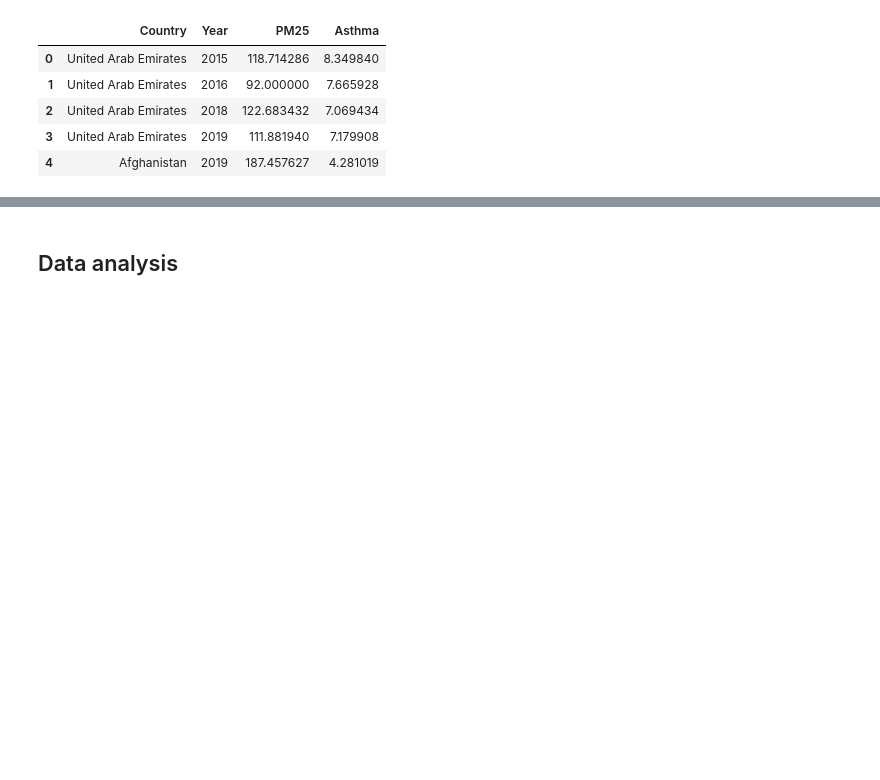
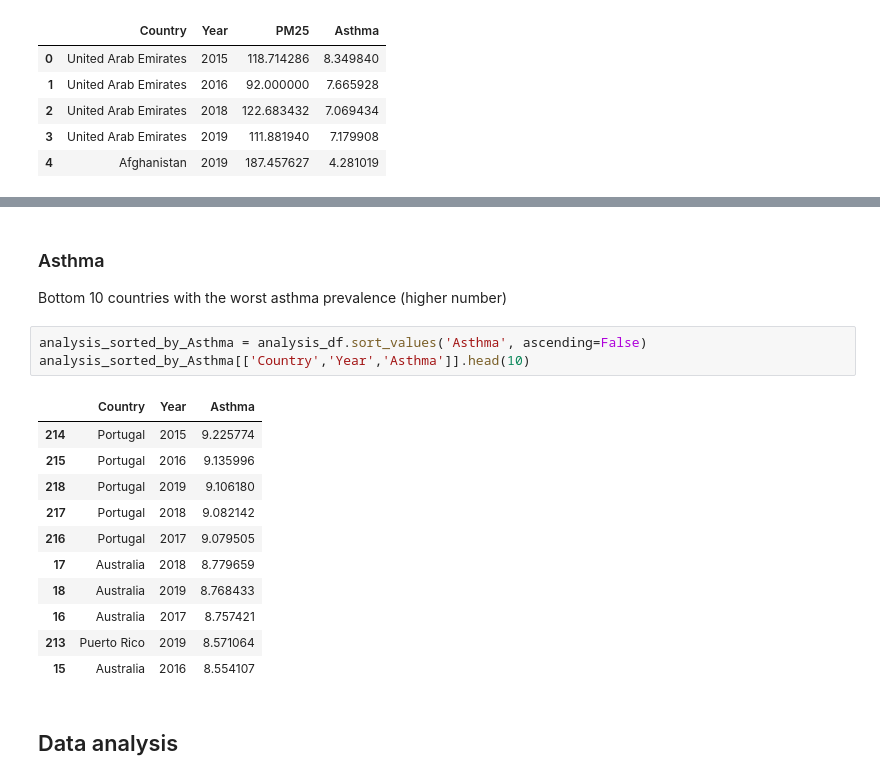
Before and after one commit to benoitchamot/AirQuality_and_Happiness, a Jupyter notebook: Analysis_AirQuality_and_Asthma.ipynb, the cells around one changed output, grey strips where cells are left out. Drawn from its saved outputs; the diff is of its cells as text; blank space fills up the shorter version.

```diff
--- a/Analysis_AirQuality_and_Asthma.ipynb
+++ b/Analysis_AirQuality_and_Asthma.ipynb
@@ -96,3 +154,21 @@ analysis_df.head()
+# %% [markdown]
+### Asthma
+Bottom 10 countries with the worst asthma prevalence (higher number)
+# %%
+analysis_sorted_by_Asthma = analysis_df.sort_values('Asthma', ascending=False)
+analysis_sorted_by_Asthma[['Country','Year','Asthma']].head(10)
+# %% [output]
+|  | Country | Year | Asthma |
+| 214 | Portugal | 2015 | 9.225774 |
+| 215 | Portugal | 2016 | 9.135996 |
+| 218 | Portugal | 2019 | 9.106180 |
+| 217 | Portugal | 2018 | 9.082142 |
+| 216 | Portugal | 2017 | 9.079505 |
+| 17 | Australia | 2018 | 8.779659 |
+| 18 | Australia | 2019 | 8.768433 |
+| 16 | Australia | 2017 | 8.757421 |
+| 213 | Puerto Rico | 2019 | 8.571064 |
+| 15 | Australia | 2016 | 8.554107 |
 # %% [markdown]
 ## Data analysis
 # %% [markdown]
```
Also changed, not shown: parts of 9 cells of this notebook.
